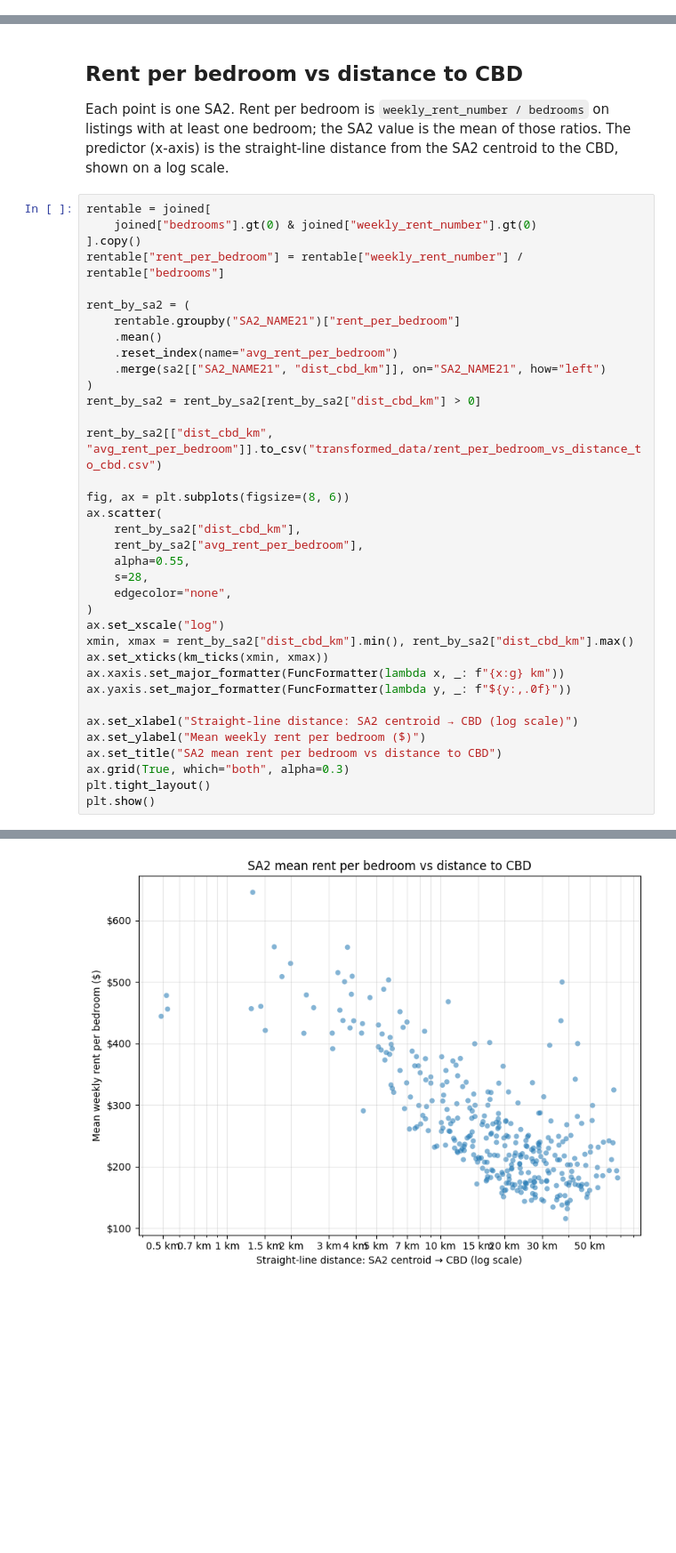
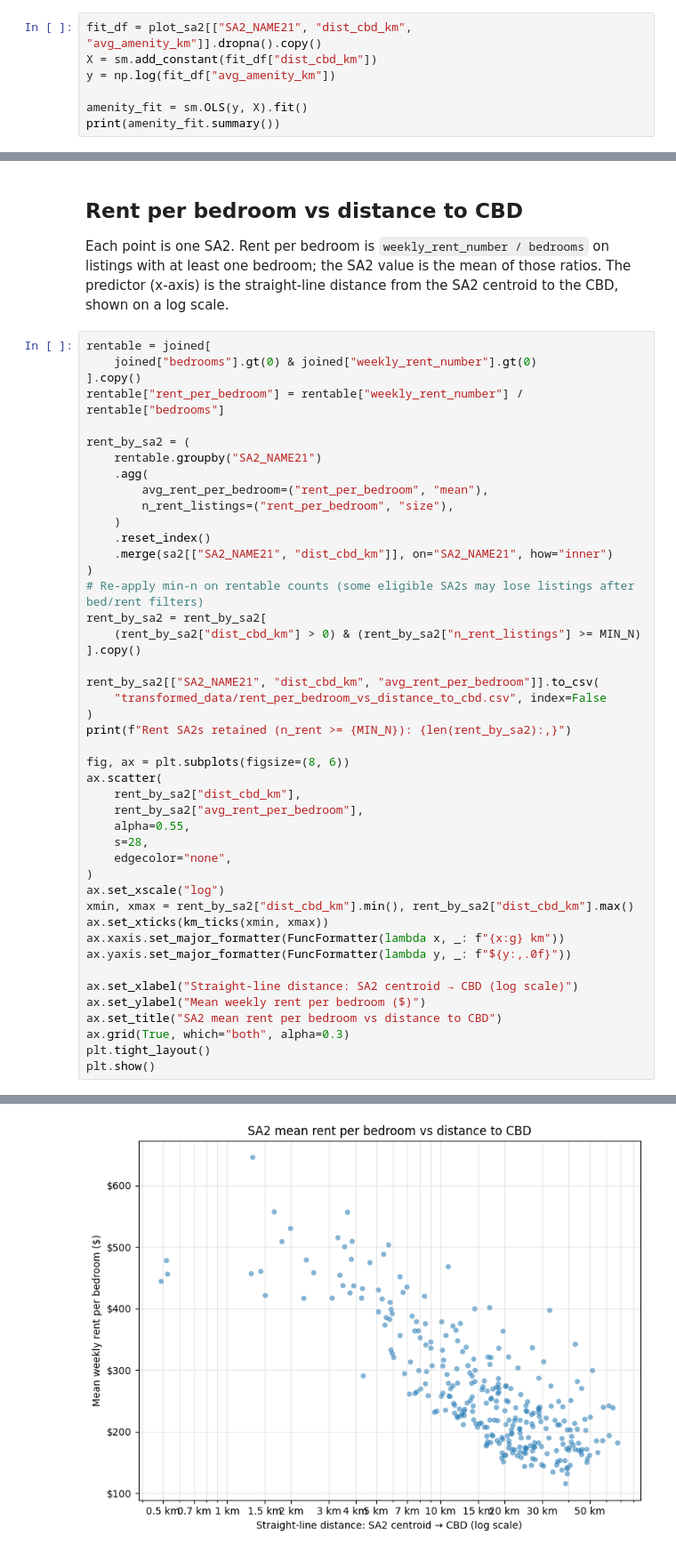
Before and after one commit to Aditya048/real-estate-industry-project, a Jupyter notebook: modelling/liveability/liveability_exploration.ipynb, the cells around one changed output, grey strips where cells are left out. Shown at 89% size. Cells and saved outputs as stored; diff of their text form; blank space fills up the shorter version.

```diff
--- a/modelling/liveability/liveability_exploration.ipynb
+++ b/modelling/liveability/liveability_exploration.ipynb
@@ -203,0 +219,7 @@ plt.show()
+# %%
+fit_df = plot_sa2[["SA2_NAME21", "dist_cbd_km", "avg_amenity_km"]].dropna().copy()
+X = sm.add_constant(fit_df["dist_cbd_km"])
+y = np.log(fit_df["avg_amenity_km"])
+
+amenity_fit = sm.OLS(y, X).fit()
+print(amenity_fit.summary())
@@ -212,14 +296,23 @@ rentable = joined[
 rentable["rent_per_bedroom"] = rentable["weekly_rent_number"] / rentable["bedrooms"]
 
 rent_by_sa2 = (
-    rentable.groupby("SA2_NAME21")["rent_per_bedroom"]
-    .mean()
-    .reset_index(name="avg_rent_per_bedroom")
-    .merge(sa2[["SA2_NAME21", "dist_cbd_km"]], on="SA2_NAME21", how="left")
+    rentable.groupby("SA2_NAME21")
+    .agg(
+        avg_rent_per_bedroom=("rent_per_bedroom", "mean"),
+        n_rent_listings=("rent_per_bedroom", "size"),
+    )
+    .reset_index()
+    .merge(sa2[["SA2_NAME21", "dist_cbd_km"]], on="SA2_NAME21", how="inner")
 )
-rent_by_sa2 = rent_by_sa2[rent_by_sa2["dist_cbd_km"] > 0]
+# Re-apply min-n on rentable counts (some eligible SA2s may lose listings after bed/rent filters)
+rent_by_sa2 = rent_by_sa2[
+    (rent_by_sa2["dist_cbd_km"] > 0) & (rent_by_sa2["n_rent_listings"] >= MIN_N)
+].copy()
 
-rent_by_sa2[["dist_cbd_km", "avg_rent_per_bedroom"]].to_csv("transformed_data/rent_per_bedroom_vs_distance_to_cbd.csv")
+rent_by_sa2[["SA2_NAME21", "dist_cbd_km", "avg_rent_per_bedroom"]].to_csv(
+    "transformed_data/rent_per_bedroom_vs_distance_to_cbd.csv", index=False
+)
+print(f"Rent SA2s retained (n_rent >= {MIN_N}): {len(rent_by_sa2):,}")
 
 fig, ax = plt.subplots(figsize=(8, 6))
 ax.scatter(
@@ -245 +339 @@ plt.show()
-[figure, old version]
+[figure, new version]
```
Also changed, not shown: parts of 17 cells of this notebook.
